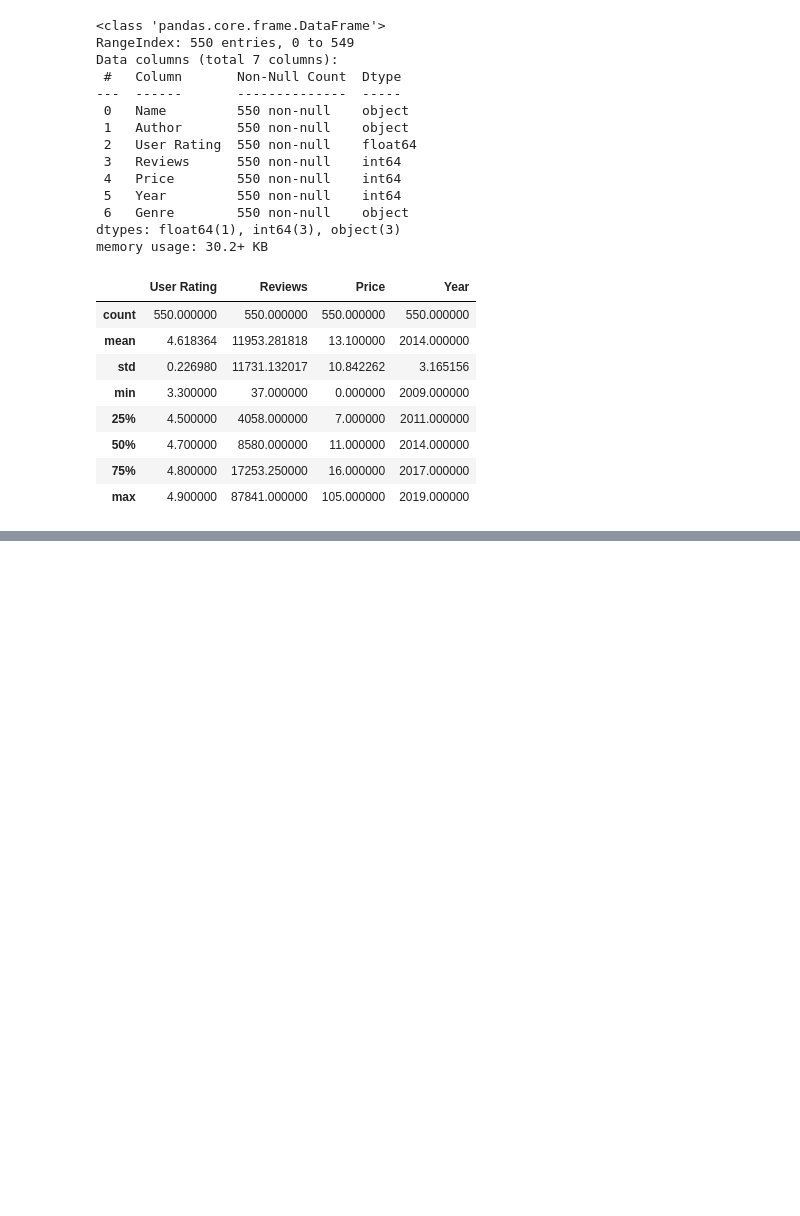
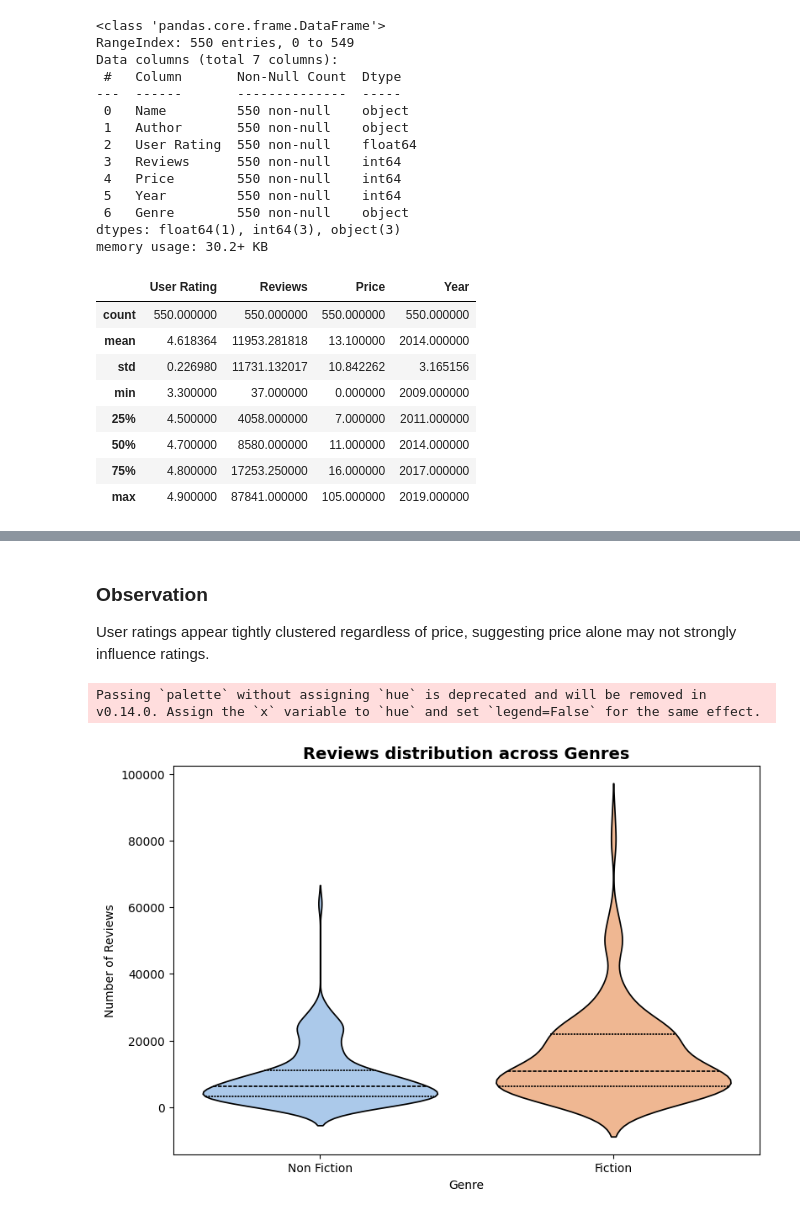
Before and after one commit to Aa1702/amazon-bestselling-books-analysis, a Jupyter notebook: notebooks/amazon_books_eda.ipynb, the cells around one changed output, grey strips where cells are left out. Cells and saved outputs as stored; diff of their text form; code cells hidden in the pictures; blank space fills up the shorter version.

```diff
--- a/notebooks/amazon_books_eda.ipynb
+++ b/notebooks/amazon_books_eda.ipynb
@@ -55 +60,15 @@ Passing `palette` without assigning `hue` is deprecated and will be removed in v
 [figure]
+# %% [markdown]
+### Observation
+User ratings appear tightly clustered regardless of price,
+suggesting price alone may not strongly influence ratings.
+# %%
+plt.figure(figsize = (9,6))
+sns.violinplot(data = df, x = "Genre", y = "Reviews", palette = 'pastel', edgecolor = "Black", inner = 'quartile')
+plt.title("Reviews distribution across Genres", fontsize = 14, weight= 'bold')
+plt.xlabel("Genre")
+plt.ylabel("Number of Reviews")
+plt.show()
+# %% [output]
+Passing `palette` without assigning `hue` is deprecated and will be removed in v0.14.0. Assign the `x` variable to `hue` and set `legend=False` for the same effect.
+[figure, added]
```
Also changed, not shown: parts of 10 cells of this notebook.
